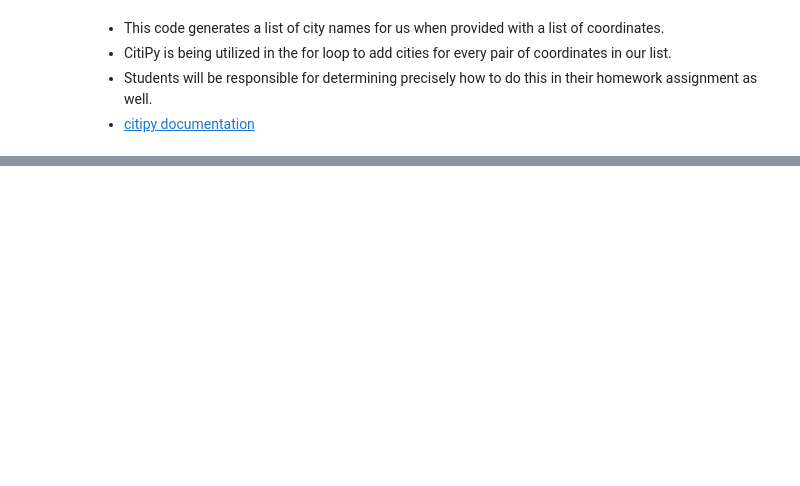
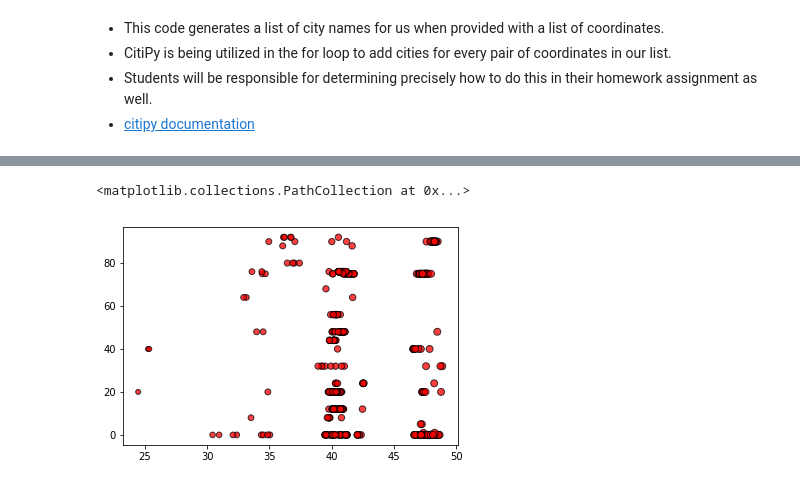
Before and after one commit to damuakula/GlobalWeatherAnalysis, a Jupyter notebook: WeatherPy.ipynb, the cells around one changed output, grey strips where cells are left out. Saved outputs shown, nothing was run; the diff lists cells and outputs as text; code cells hidden in the pictures; blank space fills up the shorter version.

```diff
--- a/WeatherPy.ipynb
+++ b/WeatherPy.ipynb
@@ -104,0 +139,6 @@ city_data_pd.head()
+# %%
+plt.scatter(latdata, cloudiness, marker="o", facecolors="red", edgecolors="black",
+            s=latdata, alpha=0.75)
+# %% [output]
+<matplotlib.collections.PathCollection at 0x...>
+[figure, added]
```
Also changed, not shown: parts of 9 cells of this notebook.
